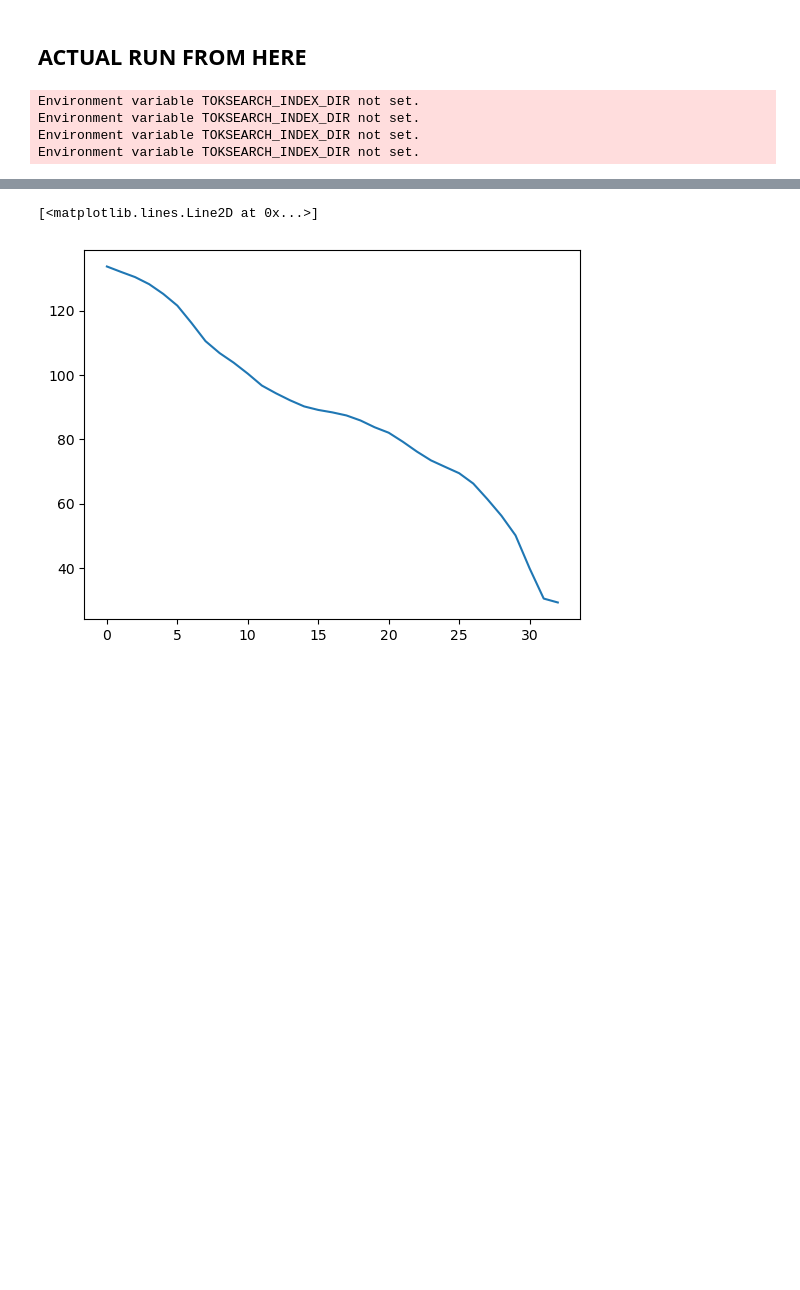
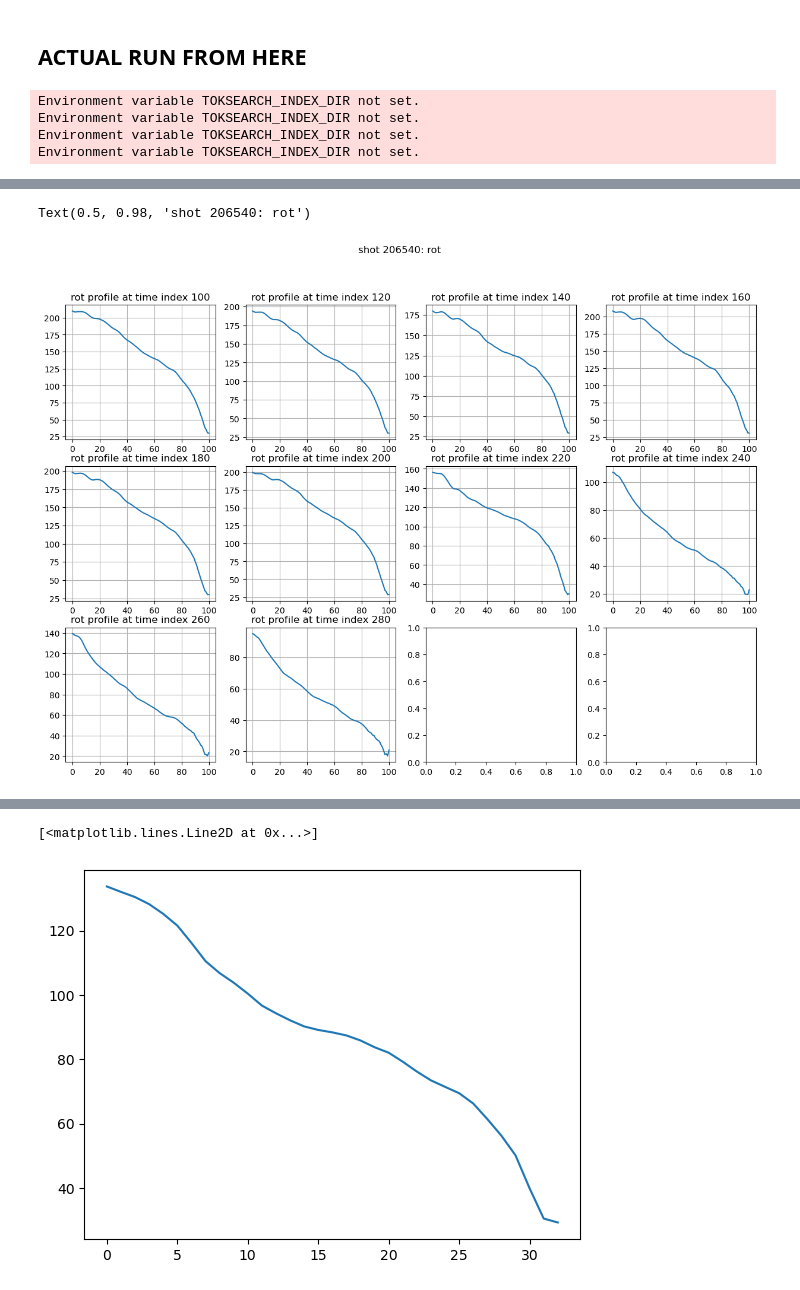
Before and after one commit to rohit-sonker/rl_prof_control_exp, a Jupyter notebook: create_live_targets.ipynb, the cells around one changed output, grey strips where cells are left out. Drawn from its saved outputs; the diff is of its cells as text; code cells hidden in the pictures; blank space fills up the shorter version.

```diff
--- a/create_live_targets.ipynb
+++ b/create_live_targets.ipynb
@@ -257,3 +253,17 @@ Text(0.5, 1.0, 'rot profile at spatial index 30')
+# %%
+time_indices = np.arange(100, 300, 20)
+
+fig, axs = plt.subplots(3, 4, figsize=(15, 10))
+axs = axs.flatten()
+for i, idx in enumerate(time_indices):
+    axs[i].plot(profiles[idx])
+    axs[i].set_title(f'{prof_type} profile at time index {idx}')
+    axs[i].grid(True)
+
+fig.suptitle(f'shot {shot}: {prof_type}')
+# %% [output]
+Text(0.5, 0.98, 'shot 206540: rot')
+[figure, added]
 # %%
 ## ENTER TIME INDICES to plot
 
```
Also changed, not shown: parts of 6 cells of this notebook, 5 other files.
